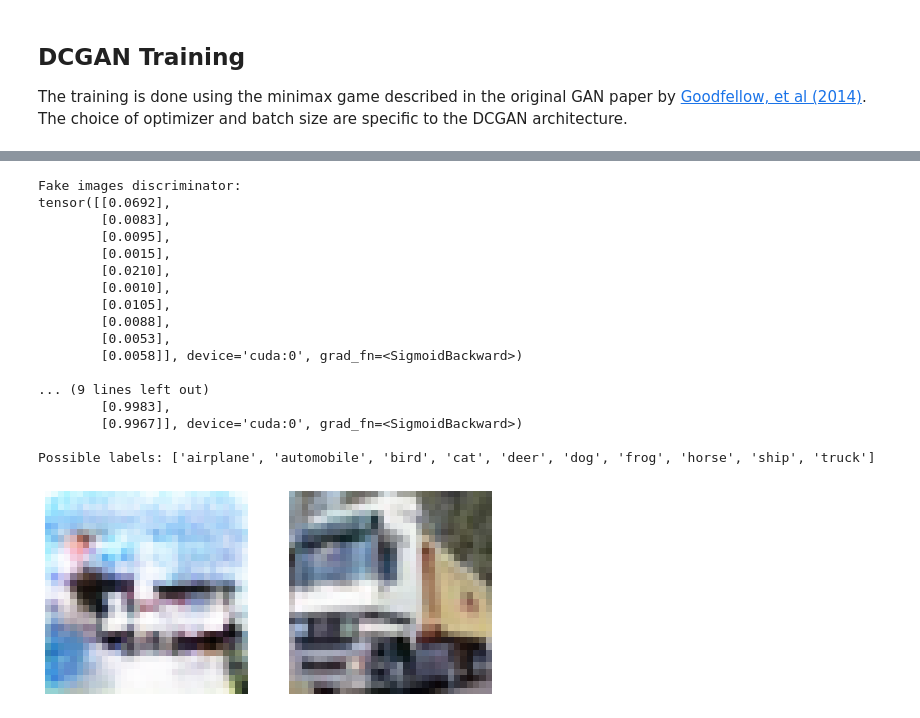
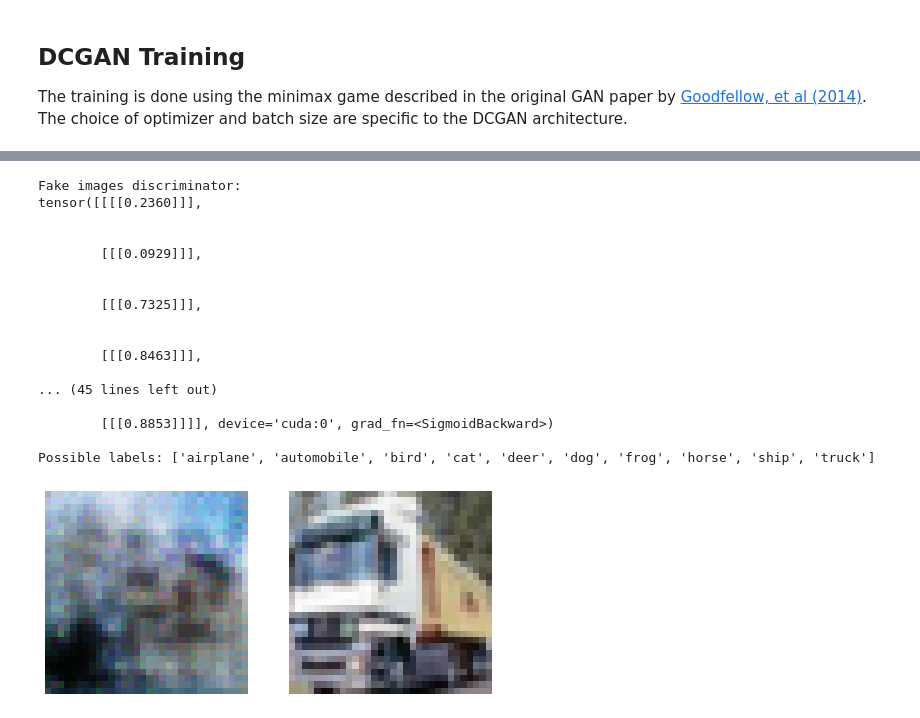
Before and after one commit to quinnfrank/GAN-regularization, a Jupyter notebook: DCGAN.ipynb, the cells around one changed output, grey strips where cells are left out. Drawn from its saved outputs; the diff is of its cells as text; code cells hidden in the pictures.

```diff
--- a/DCGAN.ipynb
+++ b/DCGAN.ipynb
@@ -327,6 +391,6 @@ def train_DCGAN(gen, dis, train_set, test_set,
 # %%
-gen = DCGenerator().cuda()
-dis = DCDiscriminator().cuda()
+gen = OnlineGenerator().cuda()
+dis = OnlineDiscriminator().cuda()
 train_set = CIFARDataset().load([f"data/data_batch_{n}" for n in range(1, 2)])
 test_set = CIFARDataset().load(["data/test_batch"])
 # %%
@@ -352,30 +416,30 @@ Wall time: 5min 29s
 # %%
-z_test = torch.rand(1000, gen.z_len).cuda()
+z_test = torch.randn(1000, gen.z_len, 1, 1).cuda()
 fig, ax = plt.subplots(1, 2, figsize=(8, 4))
 
 best_idx = torch.argmax(dis(gen(z_test))).item()
 plot_image(gen(z_test)[0], ax[0])
 plot_image(train_set[1][0], ax[1])
 
 print(f"Fake images discriminator:\n{dis(gen(z_test[:10]))}\n")
 print(f"Real images discriminator:\n{dis(train_set[:10][0].cuda())}\n")
 print(f"Possible labels: {[label.decode('ascii') for label in cifar_meta[b'label_names']]}\n")
 # %% [output]
 Fake images discriminator:
-tensor([[0.0692],
-        [0.0083],
-        [0.0095],
-        [0.0015],
-        [0.0210],
-        [0.0010],
-        [0.0105],
-        [0.0088],
-        [0.0053],
-        [0.0058]], device='cuda:0', grad_fn=<SigmoidBackward>)
+tensor([[[[0.2360]]],
 
-... (9 lines left out)
-        [0.9983],
-        [0.9967]], device='cuda:0', grad_fn=<SigmoidBackward>)
+
+        [[[0.0929]]],
+
+
+        [[[0.7325]]],
+
+
+        [[[0.8463]]],
+
+... (45 lines left out)
+
+        [[[0.8853]]]], device='cuda:0', grad_fn=<SigmoidBackward>)
 
 Possible labels: ['airplane', 'automobile', 'bird', 'cat', 'deer', 'dog', 'frog', 'horse', 'ship', 'truck']
-[figure, old version]
+[figure, new version]
```
Also changed, not shown: parts of 15 cells of this notebook.
